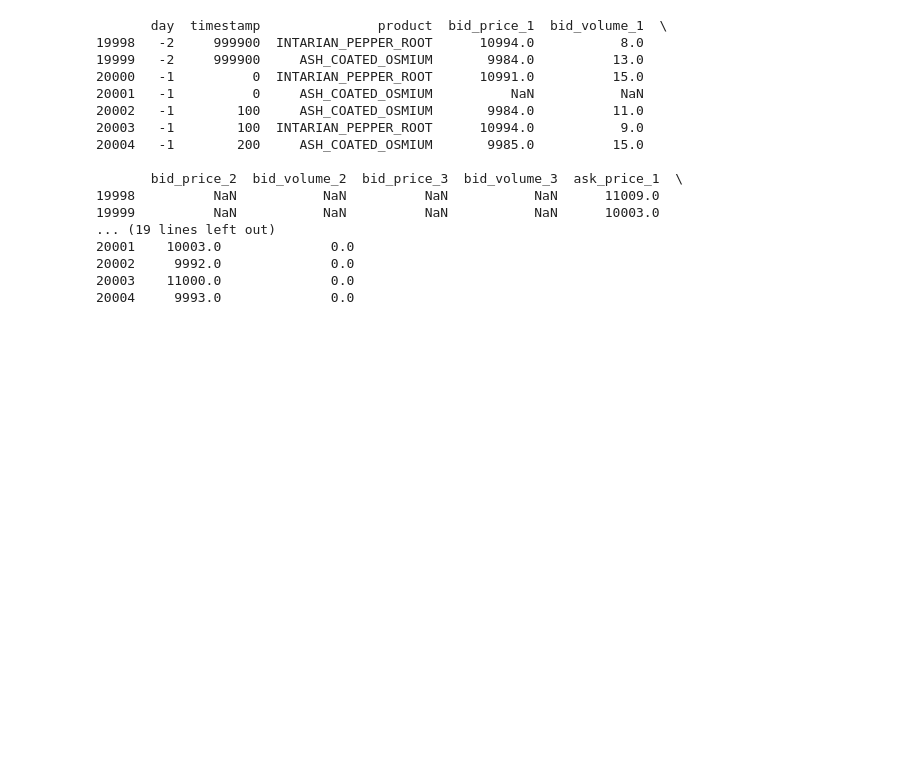
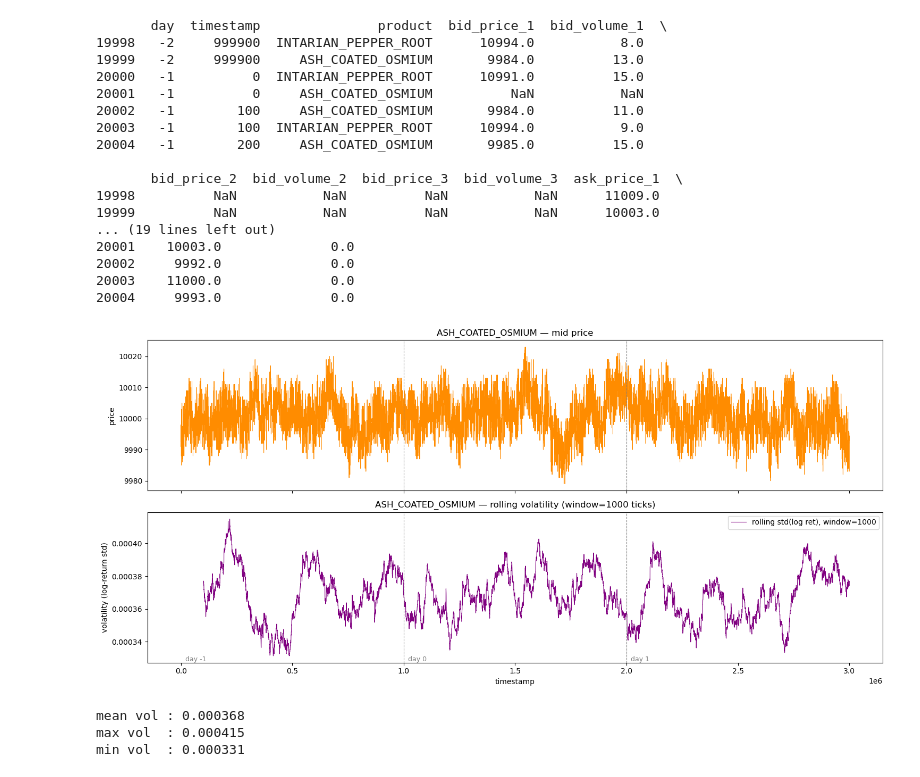
Before and after one commit to nikaslukyanov/kernel_trick, a Jupyter notebook: ROUND2/round2_analysis.ipynb, the cells around one changed output. Drawn from its saved outputs; the diff is of its cells as text; code cells hidden in the pictures; blank space fills up the shorter version.

```diff
--- a/ROUND2/round2_analysis.ipynb
+++ b/ROUND2/round2_analysis.ipynb
@@ -539,3 +539,47 @@ print(all_days_prices_1[2_000_000//100 -2: 2_000_000//100 + 5])
 20002     9992.0              0.0
 20003    11000.0              0.0
 20004     9993.0              0.0
+# %%
+
+# ASH_COATED_OSMIUM — rolling volatility (std of log returns)
+WINDOW = 1000 # ticks
+
+aco_arr = np.array(aco_y)
+aco_ts  = np.array(aco_x)
+
+log_ret = np.diff(np.log(aco_arr))
+ret_ts  = aco_ts[1:]
+
+# rolling std
+roll_vol = pd.Series(log_ret).rolling(WINDOW, min_periods=WINDOW).std().values
+
+fig, (ax1, ax2) = plt.subplots(2, 1, figsize=(15, 7), sharex=True)
+
+ax1.plot(aco_ts, aco_arr, lw=0.7, color='darkorange')
+ax1.set_title('ASH_COATED_OSMIUM — mid price')
+ax1.set_ylabel('price')
+for sep in [1_000_000, 2_000_000]:
+    ax1.axvline(sep, color='gray', lw=0.8, ls='--')
+
+ax2.plot(ret_ts, roll_vol, lw=0.8, color='purple', label=f'rolling std(log ret), window={WINDOW}')
+ax2.set_title(f'ASH_COATED_OSMIUM — rolling volatility (window={WINDOW} ticks)')
+ax2.set_ylabel('volatility (log-return std)')
+ax2.set_xlabel('timestamp')
+for sep in [1_000_000, 2_000_000]:
+    ax2.axvline(sep, color='gray', lw=0.8, ls='--')
+for i, lbl in enumerate(['day -1', 'day 0', 'day 1']):
+    ax2.text(i * 1_000_000 + 20_000, ax2.get_ylim()[0] if ax2.get_ylim()[0] else 0,
+             lbl, fontsize=9, color='gray', va='bottom')
+ax2.legend()
+
+plt.tight_layout()
+plt.show()
+
+print(f'mean vol : {np.nanmean(roll_vol):.6f}')
+print(f'max vol  : {np.nanmax(roll_vol):.6f}')
+print(f'min vol  : {np.nanmin(roll_vol):.6f}')
+# %% [output]
+[figure, added]
+mean vol : 0.000368
+max vol  : 0.000415
+min vol  : 0.000331
```
Also changed, not shown: 12 other files.
